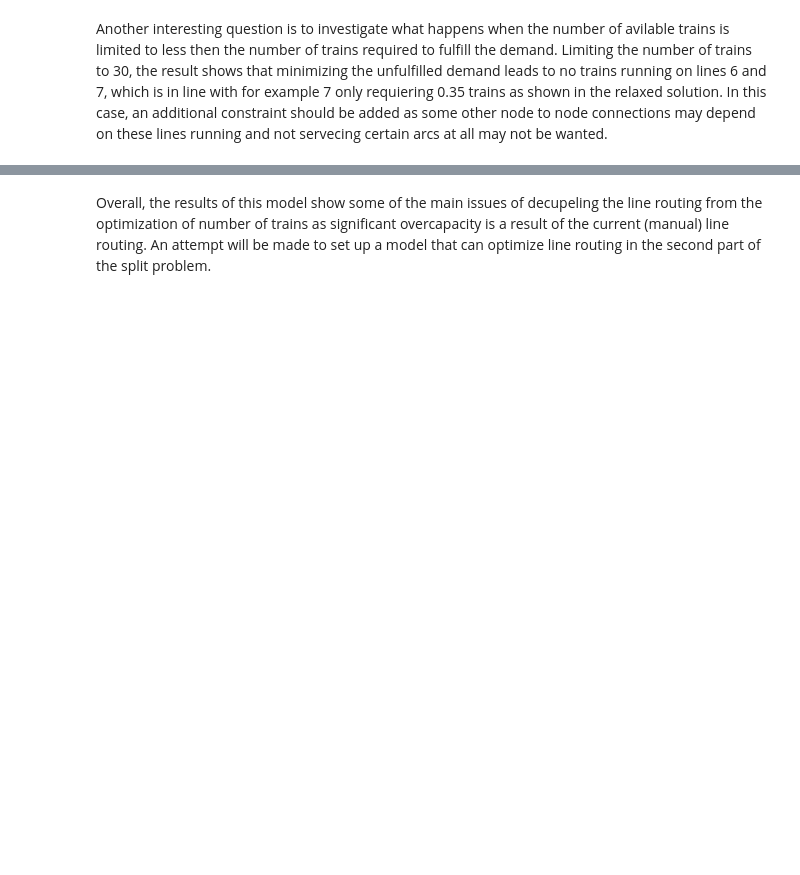
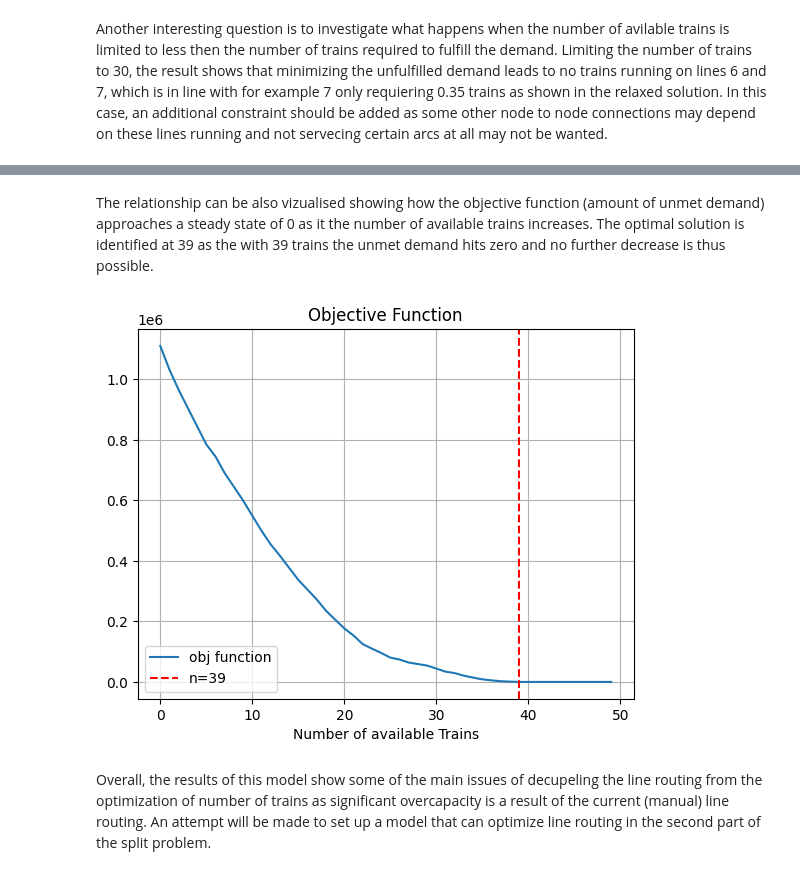
Before and after one commit to schmeti/uc3m_optimization_project, a Jupyter notebook: main.ipynb, the cells around one changed output, grey strips where cells are left out. Saved outputs shown, nothing was run; the diff lists cells and outputs as text; code cells hidden in the pictures; blank space fills up the shorter version.

```diff
--- a/main.ipynb
+++ b/main.ipynb
@@ -788,12 +869,12 @@ model = optimize_trains(nodes_as_list=list(positions.keys()),
 # %% [markdown]
 Another interesting question is to investigate what happens when the number of avilable trains is limited to less then the number of trains required to fulfill the demand. Limiting the number of trains to 30, the result shows that minimizing the unfulfilled demand leads to no trains running on lines 6 and 7, which is in line with for example 7 only requiering 0.35 trains as shown in the relaxed solution. In this case, an additional constraint should be added as some other node to node connections may depend on these lines running and not servecing certain arcs at all may not be wanted.
 # %%
-
 model = optimize_trains(nodes_as_list=list(positions.keys()),
-                        arcs = connections,
-                        arc_demand=arc_demand,
-                        lines = lines,
-                        train_capacity = 5000,
-                        max_trains_total = 30,
-                        x_var = NonNegativeIntegers
-                        )
+                    arcs = connections,
+                    arc_demand=arc_demand,
+                    lines = lines,
+                    train_capacity = 5000,
+                    max_trains_total = 30,
+                    x_var = NonNegativeIntegers,
+                    print_bool = True
+                    )
@@ -800,3 +892,53 @@ model = optimize_trains(nodes_as_list=list(positions.keys()),
+# %% [markdown]
+The relationship can be also vizualised showing how the objective function (amount of unmet demand) approaches a steady state of 0 as it the number of available trains increases. The optimal solution is identified at 39 as the with 39 trains the unmet demand hits zero and no further decrease is thus possible.
+# %%
+
+obj_list = []
+max_trains_total_list = []
+for max_trains_total in range(50):
+    model = optimize_trains(nodes_as_list=list(positions.keys()),
+                        arcs = connections,
+                        arc_demand=arc_demand,
+                        lines = lines,
+                        train_capacity = 5000,
+                        max_trains_total = max_trains_total,
+                        x_var = NonNegativeIntegers,
+                        print_bool = False
+                        )
+
+    # calculating unmet demand - recalculated due to complications with helper variable
+    for (i, j) in model.arcs:
+        total_capacity = 0
+        for l in model.lines_range:
+            if (l, i, j) in model.lines:
+                total_capacity = total_capacity+ value(model.x[l]) * model.capacity_per_train
+        arc_capacity[(i, j)] = total_capacity
+
+    for (i,j) in list(arc_capacity.keys()):
+        if arc_capacity[(i,j)] == 0:
+            arc_capacity[(i, j)] = arc_capacity[(j,i)]
+
+    unmet_demand = 0
+    for (i, j) in model.arcs:
+        unmet_demand = unmet_demand + max(arc_demand[(i,j)] -arc_capacity[(i,j)],0)
+
+    obj_list.append(unmet_demand)
+    max_trains_total_list.append(max_trains_total)
+
+
+# plot
+plt.plot(max_trains_total_list,obj_list,label="obj function")
+plt.axvline(x=39, color='r', linestyle='--', label='n=39')
+
+
+# Add labels and title
+plt.xlabel('Number of available Trains')
+plt.title('Objective Function')
+
+plt.legend()
+plt.grid()
+# %% [output]
+[figure, added]
 # %% [markdown]
 Overall, the results of this model show some of the main issues of decupeling the line routing from the optimization of number of trains as significant overcapacity is a result of the current (manual) line routing. An attempt will be made to set up a model that can optimize line routing in the second part of the split problem.
 # %% [markdown]
```
Also changed, not shown: parts of 19 cells of this notebook.
